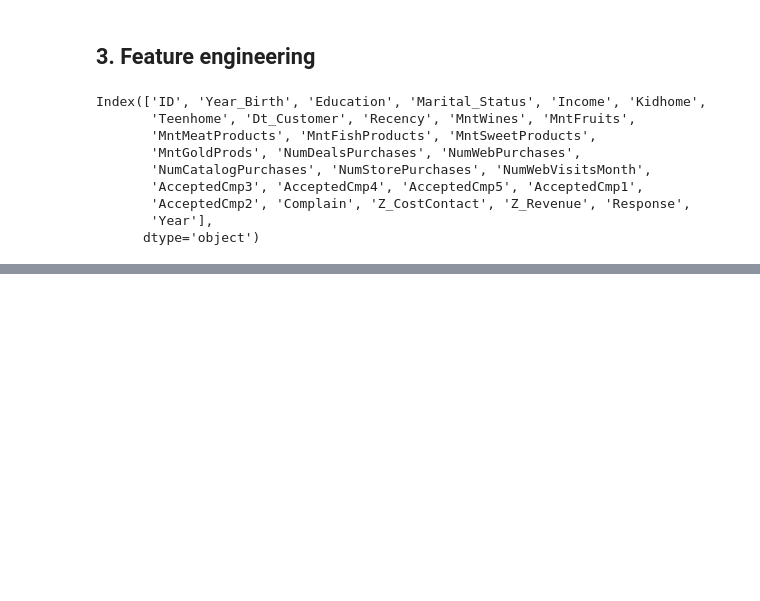
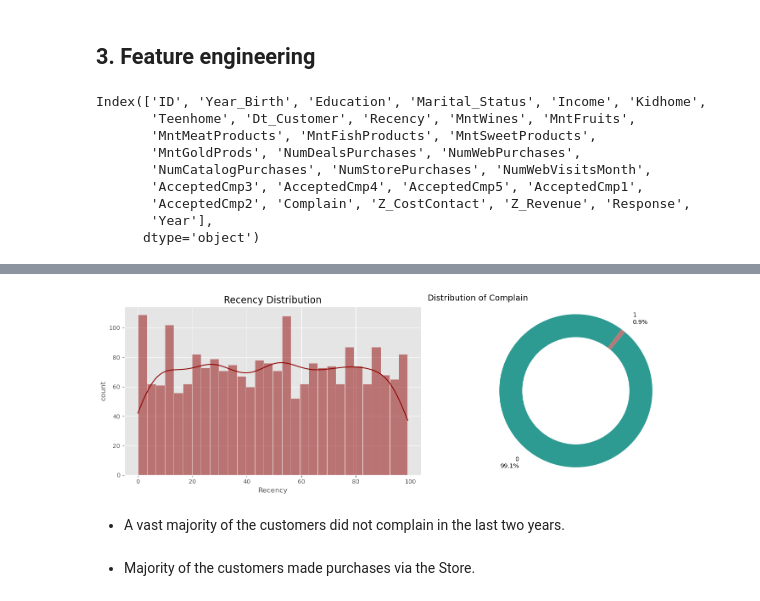
Before and after one commit to towmiessDS/Data-Science, a Jupyter notebook: Practice/Customer_Segment/Customer_Segment_Report.ipynb, the cells around one changed output, grey strips where cells are left out. Cells and saved outputs as stored; diff of their text form; code cells hidden in the pictures; blank space fills up the shorter version.

```diff
--- a/Practice/Customer_Segment/Customer_Segment_Report.ipynb
+++ b/Practice/Customer_Segment/Customer_Segment_Report.ipynb
@@ -217,5 +211,3 @@ def map_education(edu):
-# %%
-df['Education_Level'] = df['Education'].apply(map_education)
 # %%
 df.head()
 # %% [output]
@@ -234,10 +226,35 @@ df['Is_Parent'] = np.where(df['Total_Children'] > 0, 1, 0)
 
 # Age = 2025 - Year_Birth
 df['Age'] = 2025 - df['Year_Birth']
-# %%
-# Handle infinite values
-df = df.replace([np.inf, -np.inf], np.nan)
-# %%
-# One-hot encode categorical variables
-df = pd.get_dummies(df, columns=['Living_Situation', 'Education_Level'], drop_first=True)
+# %%
+plt.style.use('ggplot')
+# %%
+# Recency distribution
+fig, axes = plt.subplots(ncols=2, nrows=1, figsize=(15, 5))
+# Recency distribution (draw on the first axis)
+sns.histplot(data=df, x='Recency', bins=30, kde=True, ax=axes[0], color='#8e0201')
+axes[0].set_title('Recency Distribution', fontsize=16)
+axes[0].set_xlabel('Recency')
+axes[0].set_ylabel('count')
+
+# Complain distribution (pie) on the second axis
+counts = df['Complain'].value_counts().sort_index()
+labels = [f"{int(idx)}\n{count / len(df) * 100:.1f}%" for idx, count in counts.items()]
+colors = ["#2e9b92", "#b67878"]
+
+axes[1].pie(counts, labels=labels, startangle=50, counterclock=False,
+            pctdistance=0.8, labeldistance=1.2, colors=colors)
+centre_circle = plt.Circle((0, 0), 0.70, fc='white')
+axes[1].add_artist(centre_circle)
+axes[1].set_title('Distribution of Complain', fontsize=14, loc='left', pad=10)
+axes[1].axis('equal')
+
+plt.tight_layout()
+plt.show()
+# %% [output]
+[figure, added]
+# %% [markdown]
+- A vast majority of the customers did not complain in the last two years.
+# %% [markdown]
+- Majority of the customers made purchases via the Store.
 # %%
```
Also changed, not shown: parts of 49 cells of this notebook.
